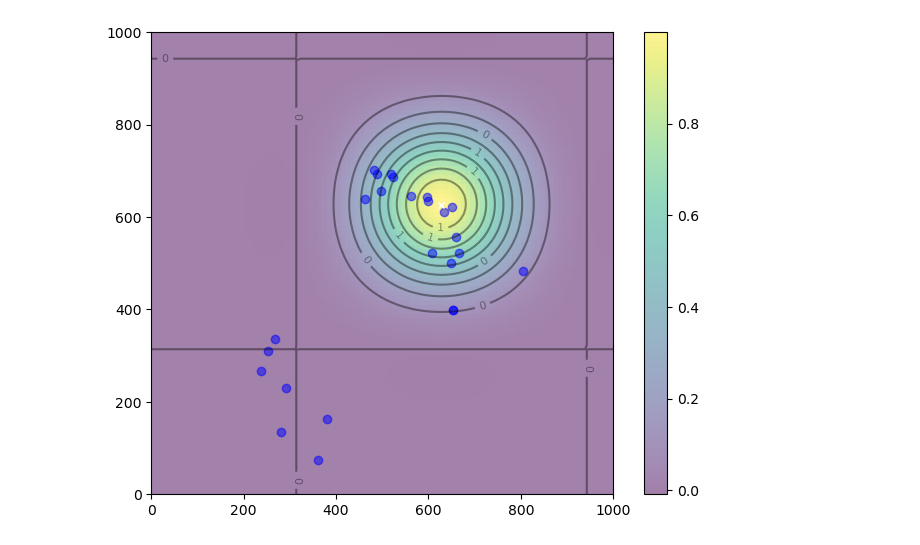
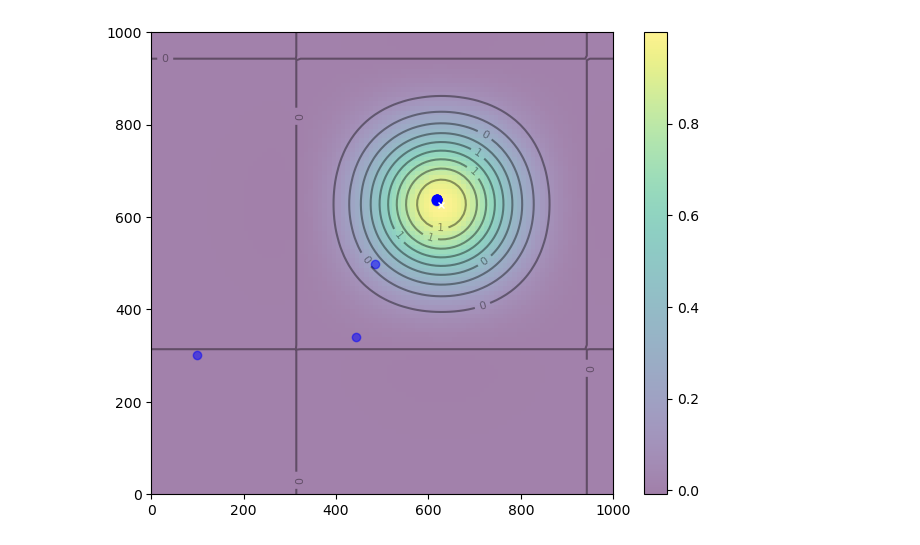
Before and after one commit to byang12/UNDERWATER_SWARM_ADHOC, a Jupyter notebook: GlowWarm-simpy.ipynb, the cells around one changed output. Saved outputs shown, nothing was run; the diff lists cells and outputs as text; code cells hidden in the pictures.

```diff
--- a/GlowWarm-simpy.ipynb
+++ b/GlowWarm-simpy.ipynb
@@ -144,7 +144,11 @@ class Glowworm:
     def sensing(self): #
         """accquire the fitness of worm's current position to calculate 'influence radius'."""
         self.score = fitness_function(self.X[0],self.X[1])
-        self.influenceTable[self.name]['score'] = self.score
+        # if found a better score
+        if self.score > self.influenceTable[self.name]['score']:
+            self.influenceTable[self.name]['score'] = self.score
+            self.influenceTable[self.name]['angle'] = 0.0
+            self.influenceTable[self.name]['distance'] = 0.0
 
 
     def prepareMsgToSend(self):
@@ -238,15 +242,16 @@ class Glowworm:
             # chosenWorm = weighted_random_choice(potentialWormList, probabilities)
             # new_position = to_cartesian(chosenWorm, self.X)
 
-            # Make a weighted random choice of worm
+            # Make choice only the best one
+            chosenWorm = potentialWormList[scoreDiffList.index(max(scoreDiffList))]
+            new_position = to_cartesian(chosenWorm, self.X)
 
-            # Add random jitter
-            jitter_x = max_jitter * np.random.rand() * np.random.randint(-100,200)
-            jitter_y = max_jitter * np.random.rand() * np.random.randint(-100,200)
+            # # Add random jitter
+            # jitter_x = max_jitter * np.random.rand() * np.random.randint(-100,200)
+            # jitter_y = max_jitter * np.random.rand() * np.random.randint(-100,200)
 
-
-            new_position[0] = new_position[0] + jitter_x
-            new_position[1] = new_position[1] + jitter_y
+            # new_position[0] = new_position[0] + jitter_x
+            # new_position[1] = new_position[1] + jitter_y
 
             # Bound checking
             new_position[0] = keep_in_bounds(new_position[0], dims)
@@ -263,12 +268,11 @@ class Glowworm:
             direction = self.waypoint-self.X
             newPosition = self.X + self.speed * (direction / np.linalg.norm(direction))
             for key, value in self.influenceTable.items(): # update influence table's polar cordinates
-                if key != self.name:
-                    prevPolar = np.array([value['distance'],value['angle']])
-                    nerghborX = to_cartesian(prevPolar,self.X)
-                    newPolar = to_relative_polar(nerghborX,newPosition)
-                    self.influenceTable[key]['distance'] = newPolar[0]
-                    self.influenceTable[key]['angle'] = newPolar[1]
+                prevPolar = np.array([value['distance'],value['angle']])
+                nerghborX = to_cartesian(prevPolar,self.X)
+                newPolar = to_relative_polar(nerghborX,newPosition)
+                self.influenceTable[key]['distance'] = newPolar[0]
+                self.influenceTable[key]['angle'] = newPolar[1]
             self.X = newPosition
 
 
@@ -276,7 +280,6 @@ class Glowworm:
     # SIMPY INTEGRATION
     ##############################################################################
     def run(self):
-
         """
         A generator (process) that runs GSO for 'nturns' iterations in a SimPy environment.
         Each iteration is considered one time-step in the simulation.
@@ -360,31 +363,31 @@ if __name__ == "__main__":
 # %%
 # Plotting - no Animation
 x, y = np.array(np.meshgrid(np.linspace(0, dims, 100), np.linspace(0, dims, 100)))
 z = fitness_function(x, y)
 x_max, y_max = x.ravel()[z.argmax()], y.ravel()[z.argmax()]
 
 fig, ax = plt.subplots(figsize=(8, 6))
 img = ax.imshow(z, extent=[0, dims, 0, dims], origin='lower', cmap='viridis', alpha=0.5)
 fig.colorbar(img, ax=ax)
 ax.plot([x_max], [y_max], marker='x', markersize=5, color="white")
 contours = ax.contour(x, y, z, 10, colors='black', alpha=0.4)
 ax.clabel(contours, inline=True, fontsize=8, fmt="%.0f")
 #p_plot = ax.scatter(positions[0][0], positions[0][1], marker='o', color='blue', alpha=0.5)
 #nbest_plot = plt.scatter([nbest[0]], [nbest[1]], marker='*', s=100, color='black', alpha=0.4)
 
-i = 90
+i = 60
 ax.clear()
 ax.imshow(z, extent=[0, dims, 0, dims], origin='lower', cmap='viridis', alpha=0.5)
 ax.plot([x_max], [y_max], marker='x', markersize=5, color="white")
 contours = ax.contour(x, y, z, 10, colors='black', alpha=0.4)
 ax.clabel(contours, inline=True, fontsize=8, fmt="%.0f")
 x_list = []
 y_list = []
 for j in range(num_worms):
     x_list.append(all_positions[j][i][0])
     y_list.append(all_positions[j][i][1])
 p_plot = ax.scatter(x_list, y_list, marker='o', color='blue', alpha=0.5)
 #nbest_plot.set_offsets(nbest.reshape(1, -1))
 plt.show()
 # %% [output]
-[figure, old version]
+[figure, new version]
```
